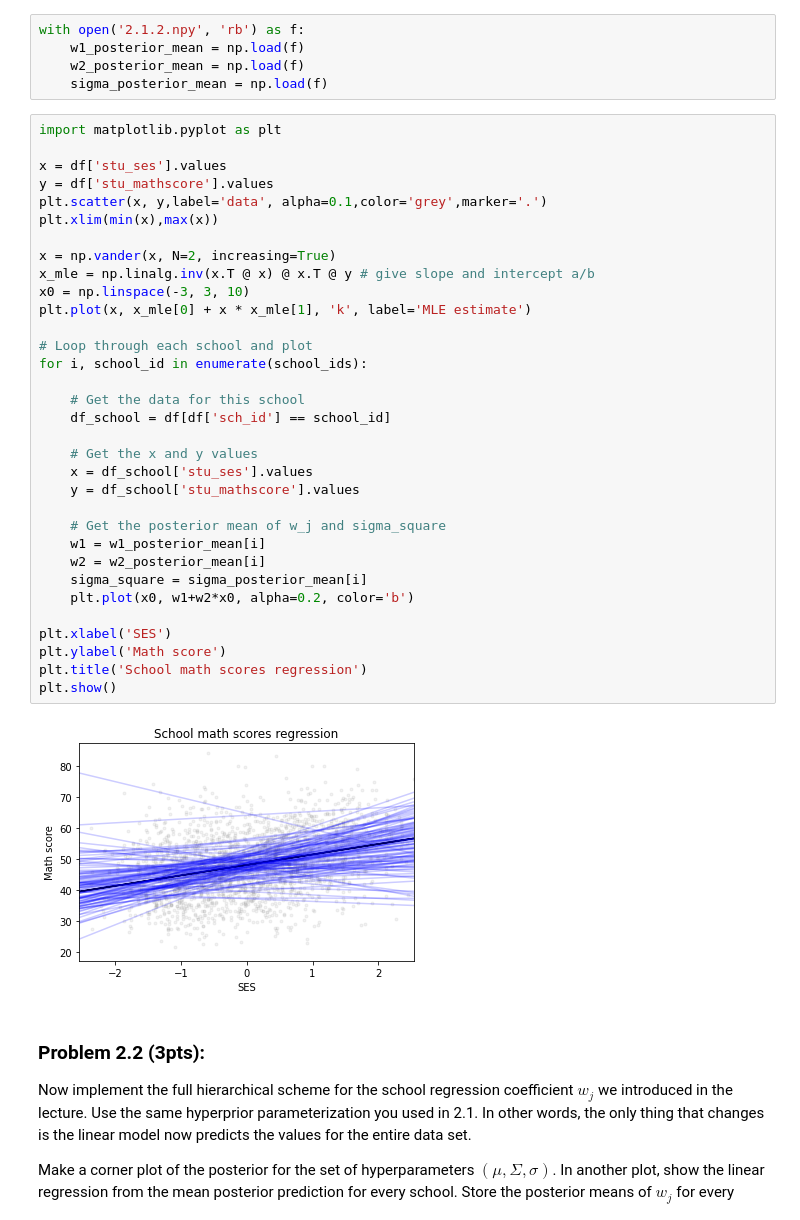
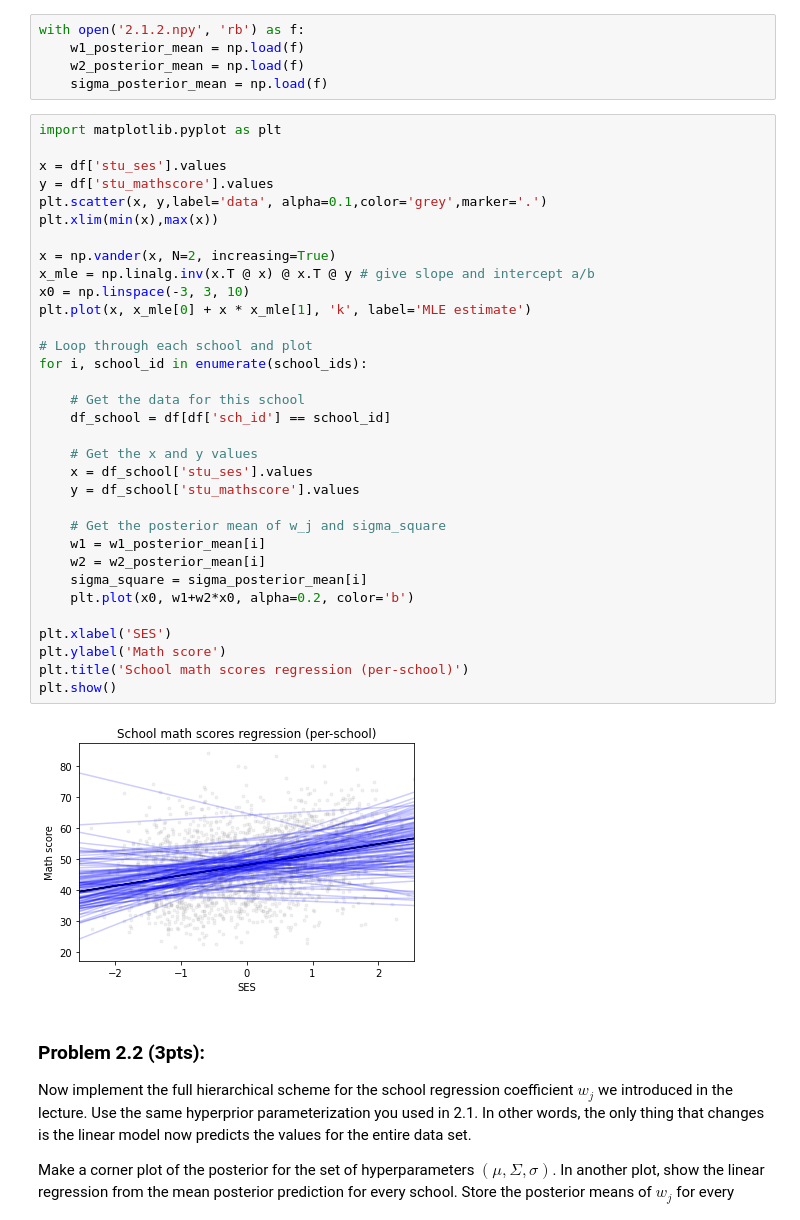
Before and after one commit to idcampbell/sml505-assignment5, a Jupyter notebook: Assignment5_MERGED.ipynb, the cells around one changed output. Saved outputs shown, nothing was run; the diff lists cells and outputs as text.

```diff
--- a/Assignment5_MERGED.ipynb
+++ b/Assignment5_MERGED.ipynb
@@ -274,35 +255,35 @@ import matplotlib.pyplot as plt
 x = df['stu_ses'].values
 y = df['stu_mathscore'].values
 plt.scatter(x, y,label='data', alpha=0.1,color='grey',marker='.')
 plt.xlim(min(x),max(x))
 
 x = np.vander(x, N=2, increasing=True)
 x_mle = np.linalg.inv(x.T @ x) @ x.T @ y # give slope and intercept a/b
 x0 = np.linspace(-3, 3, 10)
 plt.plot(x, x_mle[0] + x * x_mle[1], 'k', label='MLE estimate')
 
 # Loop through each school and plot
 for i, school_id in enumerate(school_ids):
 
     # Get the data for this school
     df_school = df[df['sch_id'] == school_id]
 
     # Get the x and y values
     x = df_school['stu_ses'].values
     y = df_school['stu_mathscore'].values
 
     # Get the posterior mean of w_j and sigma_square
     w1 = w1_posterior_mean[i]
     w2 = w2_posterior_mean[i]
     sigma_square = sigma_posterior_mean[i]
     plt.plot(x0, w1+w2*x0, alpha=0.2, color='b')
 
 plt.xlabel('SES')
 plt.ylabel('Math score')
-plt.title('School math scores regression')
+plt.title('School math scores regression (per-school)')
 plt.show()
 # %% [output]
-[figure, old version]
+[figure, new version]
 # %% [markdown]
 ### Problem 2.2 (3pts):
 
```
Also changed, not shown: parts of 8 cells of this notebook.
